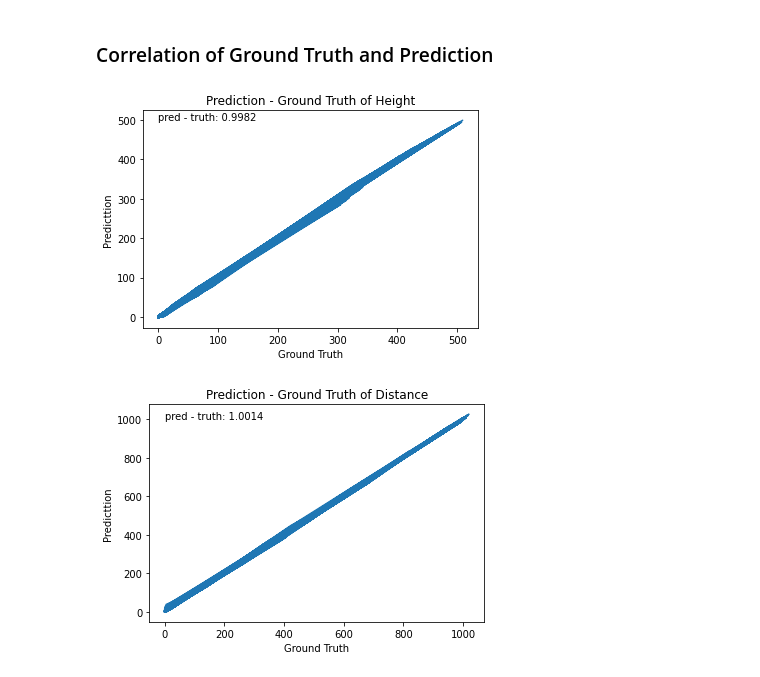
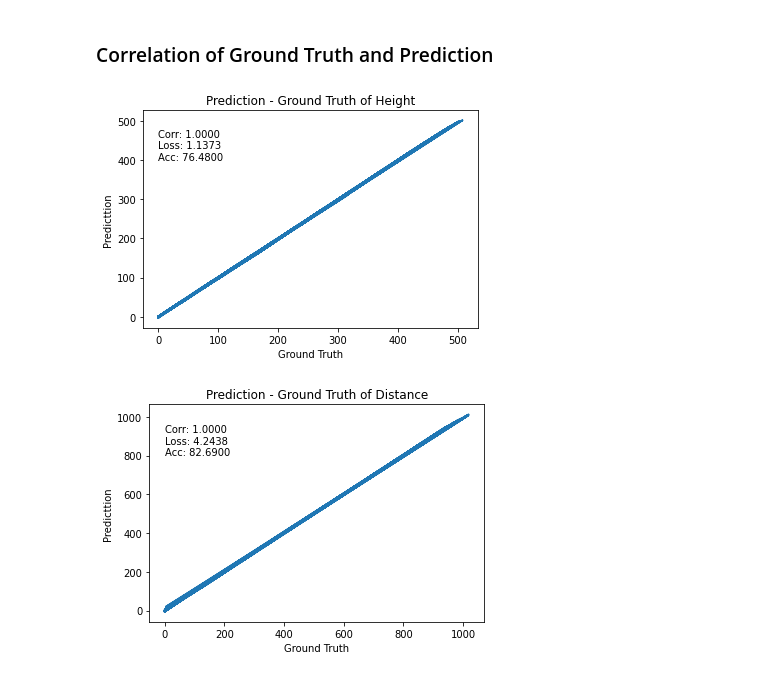
Before and after one commit to KJ-black/Machine-Learning-on-Material-Informatics, a Jupyter notebook: projectile_motion.ipynb, the cells around one changed output. Cells and saved outputs as stored; diff of their text form; code cells hidden in the pictures.

```diff
--- a/projectile_motion.ipynb
+++ b/projectile_motion.ipynb
@@ -150,14 +169,10 @@ Using device: cpu
 # %%
 loss_list = []
 val_list = []
-input_dim = x_train.shape[1] # feature size
-hidden_dim = 64
-output_dim = 2
 loss_fn = nn.MSELoss()
 learning_rate = 0.01
-model = ANNModel(input_dim, hidden_dim, output_dim).to(device)
 optimizer = torch.optim.Adam(model.parameters(), lr = learning_rate)
-epoch = 100
+epoch = 200
 
 for iteration in range(epoch):
   avg_loss, avg_acc = 0, 0
@@ -173,8 +188,8 @@ for iteration in range(epoch):
 
     # Record
     avg_loss += loss.item()
-    n_correct = torch.sum((torch.abs(outputs - targets) < torch.abs(0.01* targets)))
-    avg_acc = (n_correct.item() * 100.0 / len(targets))  # scalar
+    n_correct = torch.sum((torch.abs(outputs - targets) < torch.abs(0.1* targets)))
+    avg_acc = (n_correct.item() * 100.0 / (len(targets)*2))  # scalar
 
   avg_loss /= len(train_loader)
   loss_list.append(avg_loss)
@@ -187,8 +202,8 @@ for iteration in range(epoch):
     for x, y in test_loader:
         pred = model(x)
         test_loss += loss_fn(pred, y).item()
-        correct = torch.sum((torch.abs(pred - y) < torch.abs(0.01* y)))
-  correct = (correct.item() * 100.0 / len(x))  # scalar  test_loss /= len(test_loader)
+        correct = torch.sum((torch.abs(pred - y) < torch.abs(0.1* y)))
+  correct = (correct.item() * 100.0 / (len(x)*2) ) # scalar  test_loss /= len(test_loader)
   val_list.append(test_loss)
 
   # if iteration%10 == 0 :
@@ -200,8 +215,8 @@ for iteration in range(epoch):
 
   if iteration%10 == 0 :
     print("=======================================================")
-    print('Train\tEpoch:%2d\tLoss:%.4f\t\tAcc:%.4f'%(iteration, avg_loss, avg_acc))
-    print('Val\tEpoch:%2d\tLoss:%.4f\t\tAcc:%.4f'%(iteration, test_loss, correct))
+    print('Train\tEpoch:%2d\tLoss:%.4f\t\tAcc:%.4f'%(iteration+10, avg_loss, avg_acc))
+    print('Val\tEpoch:%2d\tLoss:%.4f\t\tAcc:%.4f'%(iteration+10, test_loss, correct))
     print("=======================================================")
 # %% [output]
 =======================================================
@@ -245,14 +260,18 @@ x_test = torch.from_numpy(x_test).type(torch.float).to(device)
 y_test = torch.from_numpy(y_test).type(torch.float).to(device)
 with torch.no_grad():
   pred = model(x_test)
-  test_loss += loss_fn(pred, y_test).item()
-print(test_loss)
+  pred = y_sc.inverse_transform(pred)
+  pred = torch.from_numpy(pred).type(torch.float).to(device)
+  h_loss = loss_fn(pred[:, 0], y_test[:, 0]).item()
+  d_loss = loss_fn(pred[:, 1], y_test[:, 1]).item()
+print("H loss:", h_loss)
+print("D loss:", d_loss)
 
 acc_list = []
 for j in range(2):
   acc = 0.0
   for i in range(len(y_test[:, j])):
-    if np.abs(pred[i, j]-y_test[i,j]) < y_test[i,j]*0.01:
+    if np.abs(pred[i, j]-y_test[i,j]) < y_test[i,j]*0.1:
       acc += 1
   acc /= len(y_test[:, j])
   acc_list.append(acc*100)
@@ -266,25 +286,25 @@ y_test = y_test.numpy()
 # %% [markdown]
 ### Correlation of Ground Truth and Prediction
 # %%
+from scipy.stats import pearsonr
+
 plt.title( "Prediction - Ground Truth of Height")
 plt.xlabel( "Ground Truth")
 plt.ylabel( "Predicttion")
-# plt.scatter( x_test, y_test)
 plt.plot( y_test[:, 0], pred[:, 0] )# plot( x, y)
-m, intercept = np.polyfit( y_test[:, 0], pred[:, 0], 1)
-slope = "pred - truth: " + "%.4f"%m
-plt.text( 0, 500, slope)
+corr, _ = pearsonr(y_test[:, 0], pred[:, 0])
+slope = "Corr: " + "%.4f"%corr + "\nLoss: " + "%.4f"%h_loss +"\nAcc: " + "%.4f"%acc_list[0]
+plt.text( 0, 400, slope)
 plt.show()
 
 plt.title( "Prediction - Ground Truth of Distance")
 plt.xlabel( "Ground Truth")
 plt.ylabel( "Predicttion")
-# plt.scatter( x_test, y_test)
 plt.plot( y_test[:, 1], pred[:, 1] )# plot( x, y)
-m, intercept = np.polyfit( y_test[:, 1], pred[:, 1], 1)
-slope = "pred - truth: " + "%.4f"%m
-plt.text( 0, 1000, slope)
+corr, _ = pearsonr(y_test[:, 1], pred[:, 1])
+slope = "Corr: " + "%.4f"%corr + "\nLoss: " + "%.4f"%d_loss +"\nAcc: " + "%.4f"%acc_list[1]
+plt.text( 0, 800, slope)
 plt.show()
 # %% [output]
-[figure, old version]
+[figure, new version]
-[figure, old version]
+[figure, new version]
```
Also changed, not shown: parts of 9 cells of this notebook.
